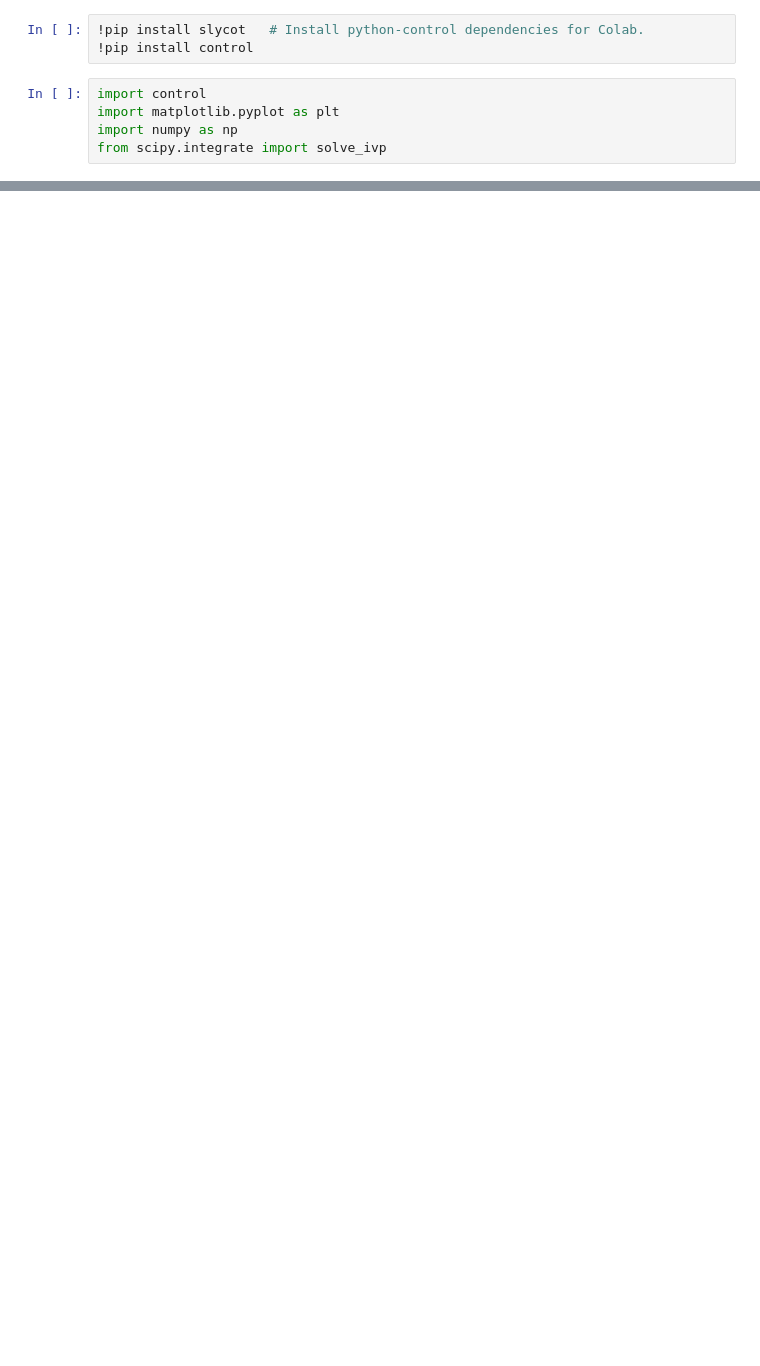
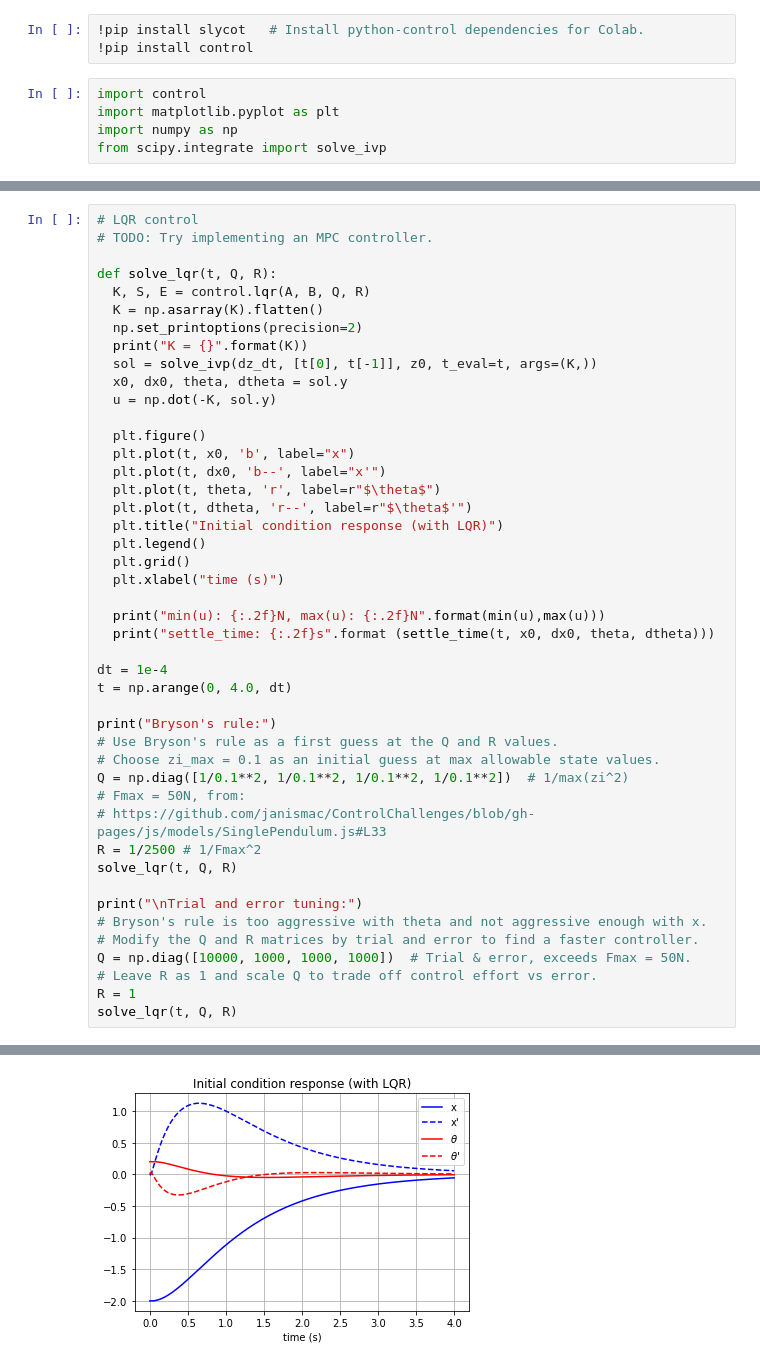
Before and after one commit to rkurdyumov/control_challenges, a Jupyter notebook: inverted_pendulum.ipynb, the cells around one changed output, grey strips where cells are left out. Saved outputs shown, nothing was run; the diff lists cells and outputs as text; blank space fills up the shorter version.

```diff
--- a/inverted_pendulum.ipynb
+++ b/inverted_pendulum.ipynb
@@ -146,0 +139,46 @@ print(mse_x0, mse_theta)
+# %%
+# LQR control
+# TODO: Try implementing an MPC controller.
+
+def solve_lqr(t, Q, R):
+  K, S, E = control.lqr(A, B, Q, R)
+  K = np.asarray(K).flatten()
+  np.set_printoptions(precision=2)
+  print("K = {}".format(K))
+  sol = solve_ivp(dz_dt, [t[0], t[-1]], z0, t_eval=t, args=(K,))
+  x0, dx0, theta, dtheta = sol.y
+  u = np.dot(-K, sol.y)
+
+  plt.figure()
+  plt.plot(t, x0, 'b', label="x")
+  plt.plot(t, dx0, 'b--', label="x'")
+  plt.plot(t, theta, 'r', label=r"$\theta$")
+  plt.plot(t, dtheta, 'r--', label=r"$\theta$'")
+  plt.title("Initial condition response (with LQR)")
+  plt.legend()
+  plt.grid()
+  plt.xlabel("time (s)")
+
+  print("min(u): {:.2f}N, max(u): {:.2f}N".format(min(u),max(u)))
+  print("settle_time: {:.2f}s".format (settle_time(t, x0, dx0, theta, dtheta)))
+
+dt = 1e-4
+t = np.arange(0, 4.0, dt)
+
+print("Bryson's rule:")
+# Use Bryson's rule as a first guess at the Q and R values.
+# Choose zi_max = 0.1 as an initial guess at max allowable state values.
+Q = np.diag([1/0.1**2, 1/0.1**2, 1/0.1**2, 1/0.1**2])  # 1/max(zi^2)
+# Fmax = 50N, from:
+# https://github.com/janismac/ControlChallenges/blob/gh-pages/js/models/SinglePendulum.js#L33
+R = 1/2500 # 1/Fmax^2
+solve_lqr(t, Q, R)
+
+print("\nTrial and error tuning:")
+# Bryson's rule is too aggressive with theta and not aggressive enough with x.
+# Modify the Q and R matrices by trial and error to find a faster controller.
+Q = np.diag([10000, 1000, 1000, 1000])  # Trial & error, exceeds Fmax = 50N.
+# Leave R as 1 and scale Q to trade off control effort vs error.
+R = 1
+solve_lqr(t, Q, R)
+# %% [output]
@@ -146,0 +194 @@ print(mse_x0, mse_theta)
+[figure, added]
```
Also changed, not shown: parts of 6 cells of this notebook.
